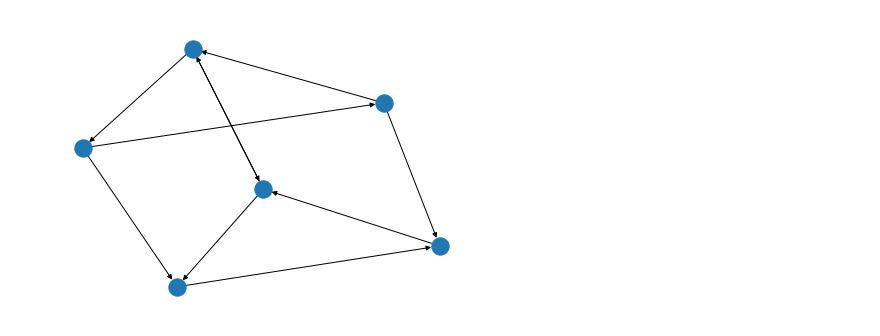
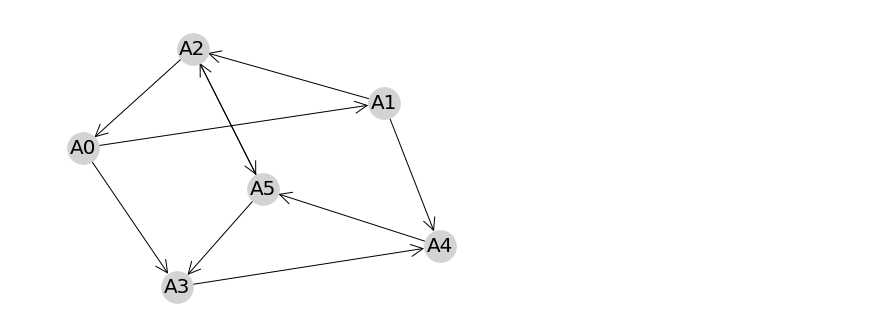
Before and after one commit to oradules/LNetReduce, a Jupyter notebook: monomolecular_reduction.ipynb, the cells around one changed output. Cells and saved outputs as stored; diff of their text form; code cells hidden in the pictures.

```diff
--- a/monomolecular_reduction.ipynb
+++ b/monomolecular_reduction.ipynb
@@ -7,9 +7,8 @@ timescale = 8
 # %%
 G = lnetreduce.load_graph(filename)
-pos = nx.nx_pydot.graphviz_layout(G)
-nx.draw(G, pos)
+fig,pos = lnetreduce.plot_graph(G)
 # %% [output]
-[figure, old version]
+[figure, new version]
 # %%
 X = lnetreduce.simulate_and_plot(G, timescale)
 # %% [output]
```
Also changed, not shown: parts of 4 cells of this notebook, 3 other files.
